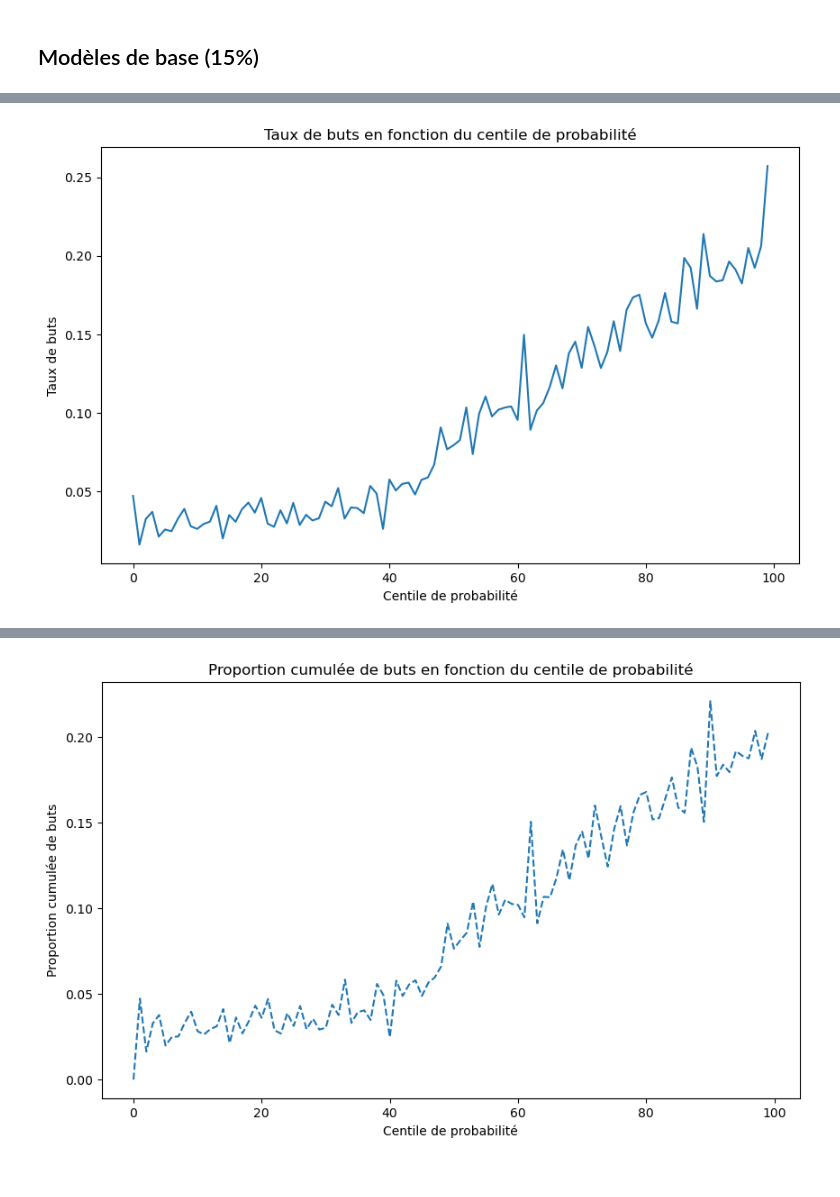
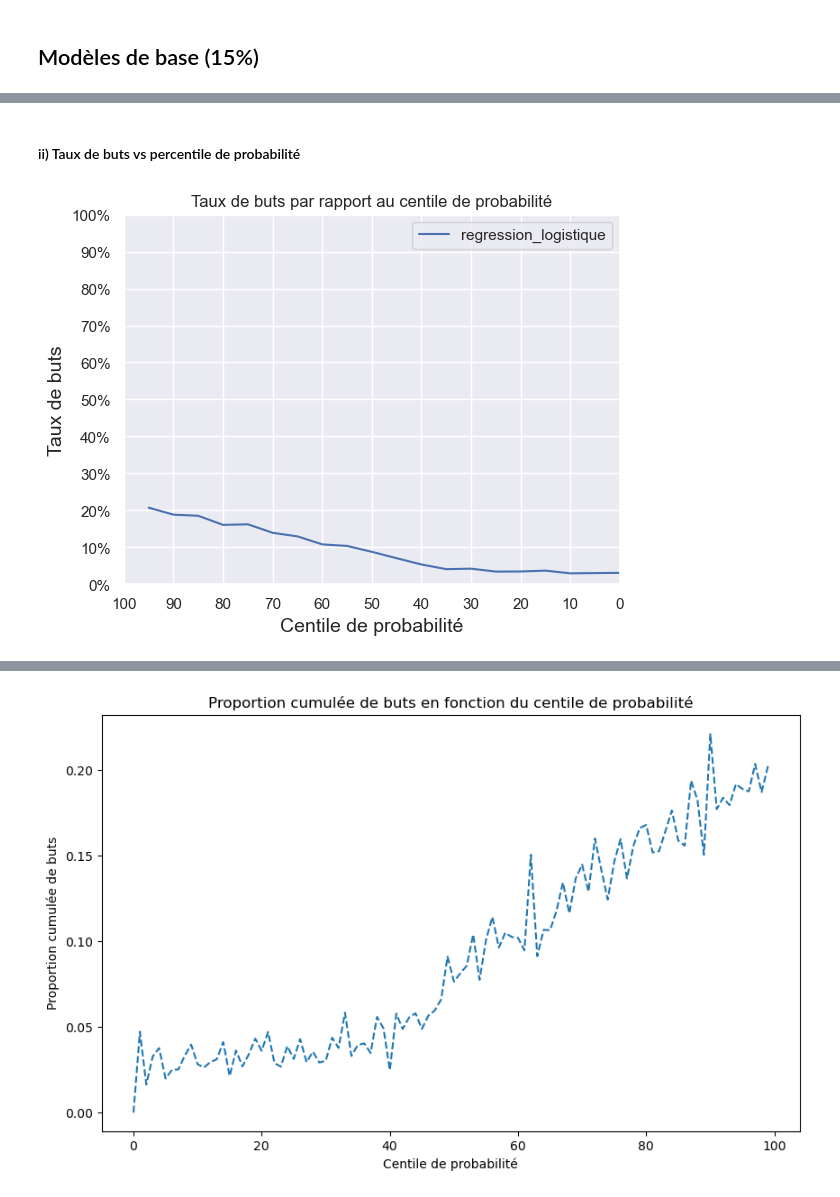
Before and after one commit to Alexia57/A02-projet, a Jupyter notebook: notebooks/Milestone2.ipynb, the cells around one changed output, grey strips where cells are left out. Cells and saved outputs as stored; diff of their text form; code cells hidden in the pictures.

```diff
--- a/notebooks/Milestone2.ipynb
+++ b/notebooks/Milestone2.ipynb
@@ -339,30 +236,47 @@ plt.show()
+# %% [markdown]
+#### ii) Taux de buts vs percentile de probabilité
+# %%
+prob_predits = clf.predict_proba(X_valid)[:, 1]
+fig_taux_buts = plot_taux_buts_par_centile(prob_predits, y_valid, "regression_logistique")
+plt.show()
+# %% [output]
+[figure, added]
 # %%
-# Calculer les probabilités prédites
-y_prob = clf.predict_proba(X_valid)[:, 1]
-
-import pandas as pd
-
-# Créer un DataFrame avec les probabilités et les étiquettes réelles
-prob_df = pd.DataFrame({'Probabilite': y_prob, 'isGoal': y_valid})
-
-prob_df = prob_df.sort_values(by='Probabilite')
-
-# Ajouter une colonne 'Centile' au DataFrame
-prob_df['Centile'] = pd.qcut(prob_df['Probabilite'], q=100)
-
-# Calculer le taux de buts pour chaque centile
-goal_rate_by_centile = prob_df.groupby('Centile')['isGoal'].mean()
-
-
-# Convertir l'index en pourcentage pour représenter le centile
-percentiles = goal_rate_by_centile.index.codes / len(goal_rate_by_centile.index.categories) * 100
-
-# Tracer le taux de buts en fonction du centile
-plt.figure(figsize=(10, 6))
-plt.plot(percentiles, goal_rate_by_centile.values)
-plt.xlabel('Centile de probabilité')
-plt.ylabel('Taux de buts')
-plt.title('Taux de buts en fonction du centile de probabilité')
-plt.show()
+#def plot_goal_rate_vs_percentile(y_prob, y_valid):
+#    """
+#    Cette fonction trace la courbe du taux de buts en fonction du centile de probabilité du modèle.
+#    params:  y_prob, y_valid
+#    return:  fig_goal_rate
+#    """
+#    # Convertir les probabilités en une série 1D
+#    y_series = np.array(y_valid)
+#    y_series = np.reshape(y_series, (y_series.shape[0]))
+#
+#    # Créer un DataFrame avec les probabilités et les étiquettes réelles
+#    prob_df = pd.DataFrame({'Probabilite': y_prob, 'isGoal': y_series})
+#
+#    # Trier le DataFrame par ordre croissant des probabilités
+#    prob_df = prob_df.sort_values(by='Probabilite')
+#
+#    # Ajouter une colonne 'Centile' au DataFrame
+#    prob_df['Centile'] = pd.qcut(prob_df['Probabilite'], q=100)
+#
+#    # Calculer le taux de buts pour chaque centile
+#    goal_rate_by_centile = prob_df.groupby('Centile')['isGoal'].mean()
+#
+#    # Convertir l'index en pourcentage pour représenter le centile
+#    percentiles = goal_rate_by_centile.index.codes / len(goal_rate_by_centile.index.categories) * 100
+#
+#    # Tracer le taux de buts en fonction du centile
+#    fig_goal_rate = plt.figure(figsize=(10, 6))
+#    plt.plot(percentiles, goal_rate_by_centile.values, label='model')
+#    plt.xlabel('Centile de probabilité', fontsize=14)
+#    plt.ylabel('Taux de buts', fontsize=14)
+#    plt.title("Taux de buts en fonction du centile de probabilité")
+#    plt.show()
+#    return fig_goal_rate
+#
+## Utilisation de la fonction avec vos données
+#y_prob = clf.predict_proba(X_valid)[:, 1]
+#fig_goal_rate = plot_goal_rate_vs_percentile(y_prob, y_valid)
+#plt.show()
-# %% [output]
-[figure, removed]
```
Also changed, not shown: parts of 28 cells of this notebook, 1 other file.
